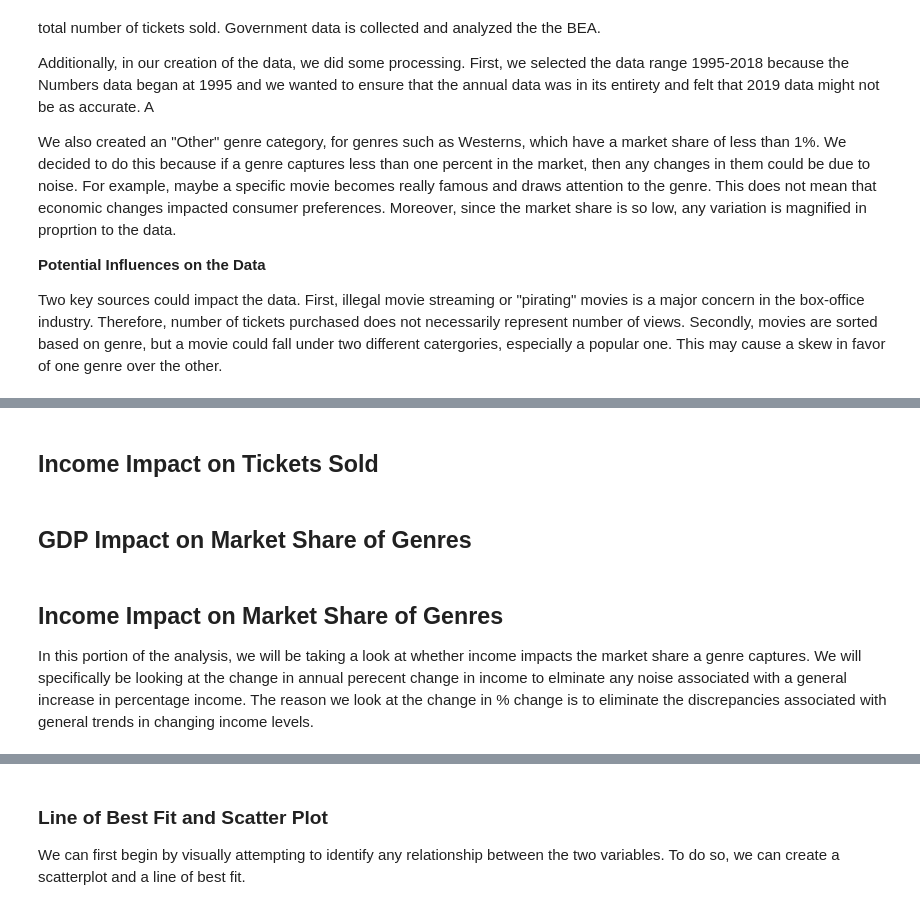
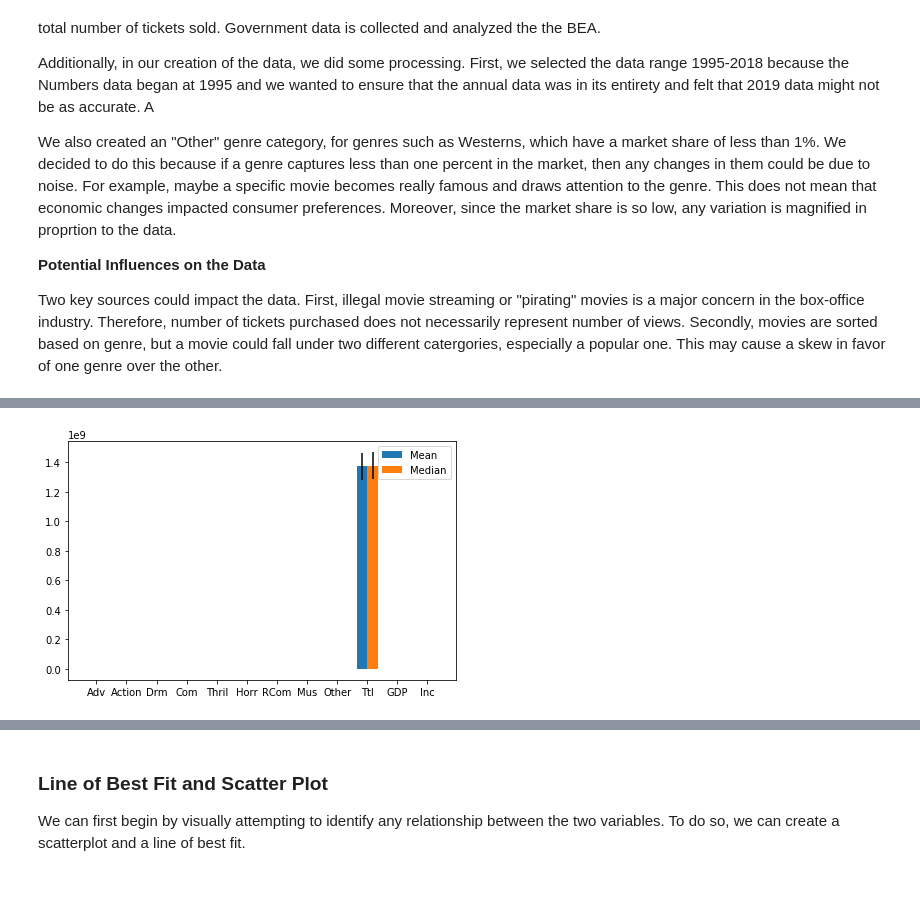
Before and after one commit to ss2944/data-sci, a Jupyter notebook: INFO2950FinalProject.ipynb, the cells around one changed output, grey strips where cells are left out. Saved outputs shown, nothing was run; the diff lists cells and outputs as text; code cells hidden in the pictures.

```diff
--- a/INFO2950FinalProject.ipynb
+++ b/INFO2950FinalProject.ipynb
@@ -119,8 +66,0 @@ plt.show()
-# %% [markdown]
-## Income Impact on Tickets Sold
-# %% [markdown]
-## GDP Impact on Market Share of Genres
-# %% [markdown]
-## Income Impact on Market Share of Genres
-
-In this portion of the analysis, we will be taking a look at whether income impacts the market share a genre captures. We will specifically be looking at the change in annual perecent change in income to elminate any noise associated with a general increase in percentage income. The reason we look at the change in % change is to eliminate the discrepancies associated with general trends in changing income levels.
@@ -126,0 +80,25 @@ In this portion of the analysis, we will be taking a look at whether income impa
+# %%
+ind = np.array([0,1,2,3,4,5,6,7,8,9,10,11])  # the x locations for the groups
+width = 0.35  # the width of the bars
+
+fig, ax = plt.subplots()
+rects1 = ax.bar(ind - width/2, means, width,yerr=stdev, label='Mean')
+rects2 = ax.bar(ind + width/2, med, width,yerr=stdev, label='Median')
+
+
+
+
+#ax.set_ylabel('Scores')
+#ax.set_title('Scores by group and gender')
+ax.set_xticks(ind)
+ax.set_xticklabels(['Adv', 'Action', 'Drm','Com', 'Thril', 'Horr', 'RCom','Mus', 'Other', 'Ttl', 'GDP', 'Inc'])
+ax.legend()
+
+
+
+fig.tight_layout()
+
+
+plt.show()
+# %% [output]
+[figure, added]
```
Also changed, not shown: parts of 51 cells of this notebook.
